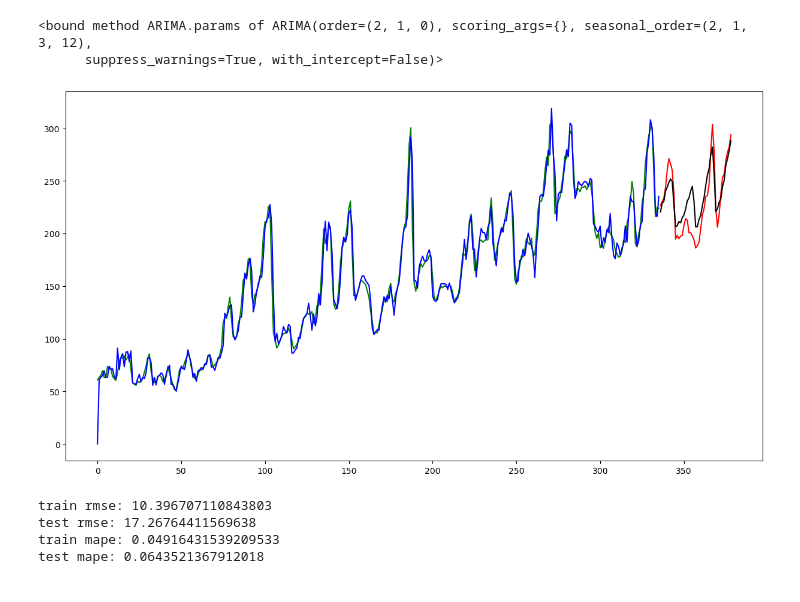
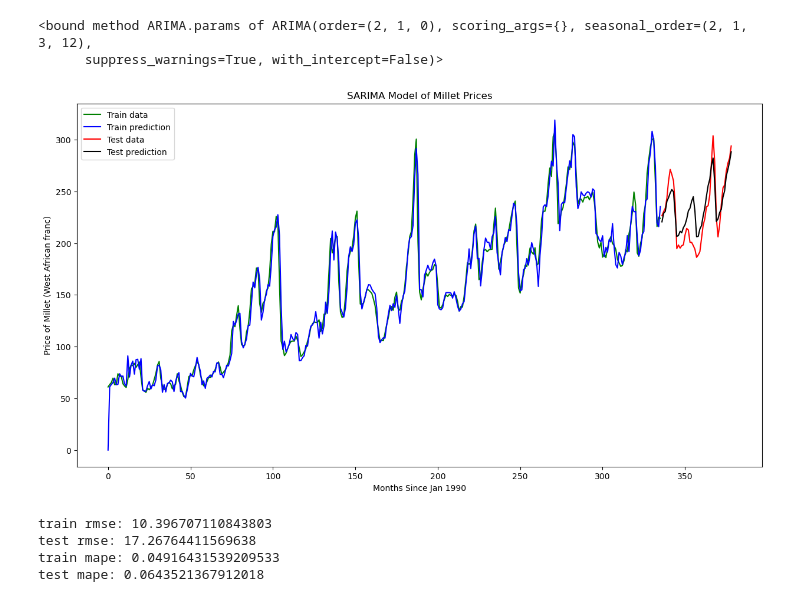
Before and after one commit to wwhite5/Springboard-Capstone-2-Time-Series, a Jupyter notebook: Notebooks/Preprocessing_and_Training.ipynb, the cells around one changed output. Saved outputs shown, nothing was run; the diff lists cells and outputs as text; code cells hidden in the pictures.

```diff
--- a/Notebooks/Preprocessing_and_Training.ipynb
+++ b/Notebooks/Preprocessing_and_Training.ipynb
@@ -481,17 +481,21 @@ sarima.params
 # %%
 train_predict = sarima.predict_in_sample()
 test_predict = sarima.predict(n_periods=len(test_arima))
 
 plt.rcParams["figure.figsize"] = (15,8)
 plt.plot(train_arima, color='g', label='Train data')
 plt.plot(train_predict, color='b', label='Train prediction')
 plt.plot(test_arima, color='r', label='Test data')
 plt.plot(test_predict, color='k', label='Test prediction')
+plt.title('SARIMA Model of Millet Prices')
+plt.xlabel('Months Since Jan 1990')
+plt.ylabel('Price of Millet (West African franc)')
+plt.legend()
 plt.show()
 
 plt.rcParams["figure.figsize"] = plt.rcParamsDefault["figure.figsize"]
 # %% [output]
-[figure, old version]
+[figure, new version]
 # %%
 print('train rmse:', mean_squared_error(train_arima, train_predict, squared=False))
 print('test rmse:', mean_squared_error(test_arima, test_predict, squared=False))
```
Also changed, not shown: parts of 3 cells of this notebook, 6 other files.
